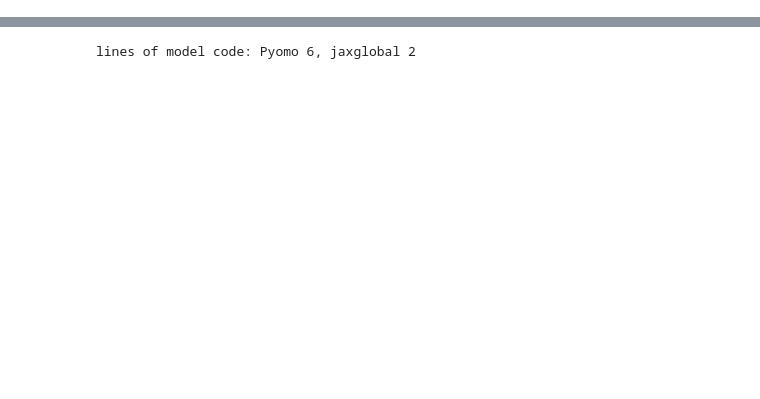
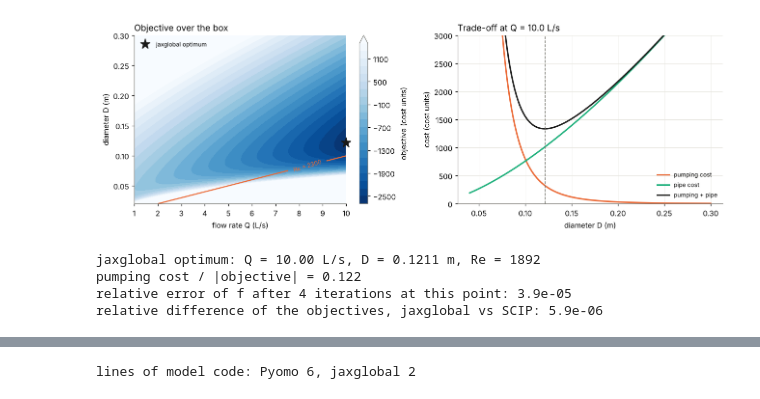
Before and after one commit to jkitchin/jax-go, a Jupyter notebook: notebooks/12-things-pyomo-cannot-express.ipynb, the cells around one changed output, grey strips where cells are left out. Saved outputs shown, nothing was run; the diff lists cells and outputs as text; code cells hidden in the pictures; blank space fills up the shorter version.

```diff
--- a/notebooks/12-things-pyomo-cannot-express.ipynb
+++ b/notebooks/12-things-pyomo-cannot-express.ipynb
@@ -90,0 +227,53 @@ at the price of an additional nonconvex constraint for the solver to branch on.
+# %%
+def pipe_parts(x):  # the terms of pipe(), for plotting
+    Q, D = x[0], x[1]
+    v = 4 * Q / (jnp.pi * D**2)
+    Re = RHO * v * D / MU
+    dP = friction(Re, D) * (LEN / D) * RHO * v**2 / 2
+    return jnp.stack([-4e5 * Q, 0.8 * dP * Q / 0.7, 2.4e4 * D**1.5, Re])
+
+
+xq, xd = r_pipe_jax["x"]
+QQ, DD = np.meshgrid(np.linspace(1e-3, 1e-2, 121), np.linspace(0.02, 0.3, 141))
+parts = np.asarray(jax.jit(jax.vmap(pipe_parts))(jnp.asarray(np.c_[QQ.ravel(), DD.ravel()]))).T.reshape(4, *QQ.shape)
+F = parts[:3].sum(0)
+
+fig, (ax1, ax2) = plt.subplots(1, 2, figsize=(12, 4.2))
+cs = ax1.contourf(QQ * 1e3, DD, F, levels=np.linspace(-2700, 1500, 22), cmap="Blues_r", extend="max")
+fig.colorbar(cs, ax=ax1, label="objective (cost units)")
+c = ax1.contour(QQ * 1e3, DD, parts[3], levels=[2300], colors=[ORANGE], linewidths=1.5)
+ax1.clabel(c, fmt="Re = 2300", fontsize=8)
+ax1.plot(xq * 1e3, xd, "*", color=INK, ms=14, clip_on=False, label="jaxglobal optimum")
+ax1.set_xlabel("flow rate Q (L/s)")
+ax1.set_ylabel("diameter D (m)")
+ax1.set_title("Objective over the box", loc="left")
+ax1.legend(frameon=False, fontsize=8, loc="upper left")
+ax1.grid(False)
+
+dd = np.linspace(0.04, 0.3, 300)
+S = np.asarray(jax.vmap(pipe_parts)(jnp.asarray(np.c_[np.full_like(dd, xq), dd])))
+ax2.plot(dd, S[:, 1], color=ORANGE, lw=2, label="pumping cost")
+ax2.plot(dd, S[:, 2], color=AQUA, lw=2, label="pipe cost")
+ax2.plot(dd, S[:, 1] + S[:, 2], color=INK, lw=2, label="pumping + pipe")
+ax2.axvline(xd, color=MUTED, ls="--", lw=1)
+ax2.set_ylim(0, 3000)
+ax2.set_xlabel("diameter D (m)")
+ax2.set_ylabel("cost (cost units)")
+ax2.set_title(f"Trade-off at Q = {xq * 1e3:.1f} L/s", loc="left")
+ax2.legend(frameon=False, fontsize=8)
+fig.tight_layout()
+plt.show()
+
+re_opt = float(pipe_parts(jnp.asarray(r_pipe_jax["x"]))[3])
+print(f"jaxglobal optimum: Q = {xq * 1e3:.2f} L/s, D = {xd:.4f} m, Re = {re_opt:.0f}")
+pump_share = float(pipe_parts(jnp.asarray(r_pipe_jax["x"]))[1] / abs(r_pipe_jax["obj"]))
+print(f"pumping cost / |objective| = {pump_share:.3f}")
+print(f"relative error of f after 4 iterations at this point: {abs(f_iterate(re_opt, xd, 4) / f_colebrook(re_opt, xd) - 1):.1e}")
+if np.isfinite(rows_pipe[0]["obj"]):
+    print(f"relative difference of the objectives, jaxglobal vs SCIP: {abs(r_pipe_jax['obj'] / rows_pipe[0]['obj'] - 1):.1e}")
+# %% [output]
+[figure, added]
+jaxglobal optimum: Q = 10.00 L/s, D = 0.1211 m, Re = 1892
+pumping cost / |objective| = 0.122
+relative error of f after 4 iterations at this point: 3.9e-05
+relative difference of the objectives, jaxglobal vs SCIP: 5.9e-06
```
Also changed, not shown: parts of 42 cells of this notebook, 15 other files.
